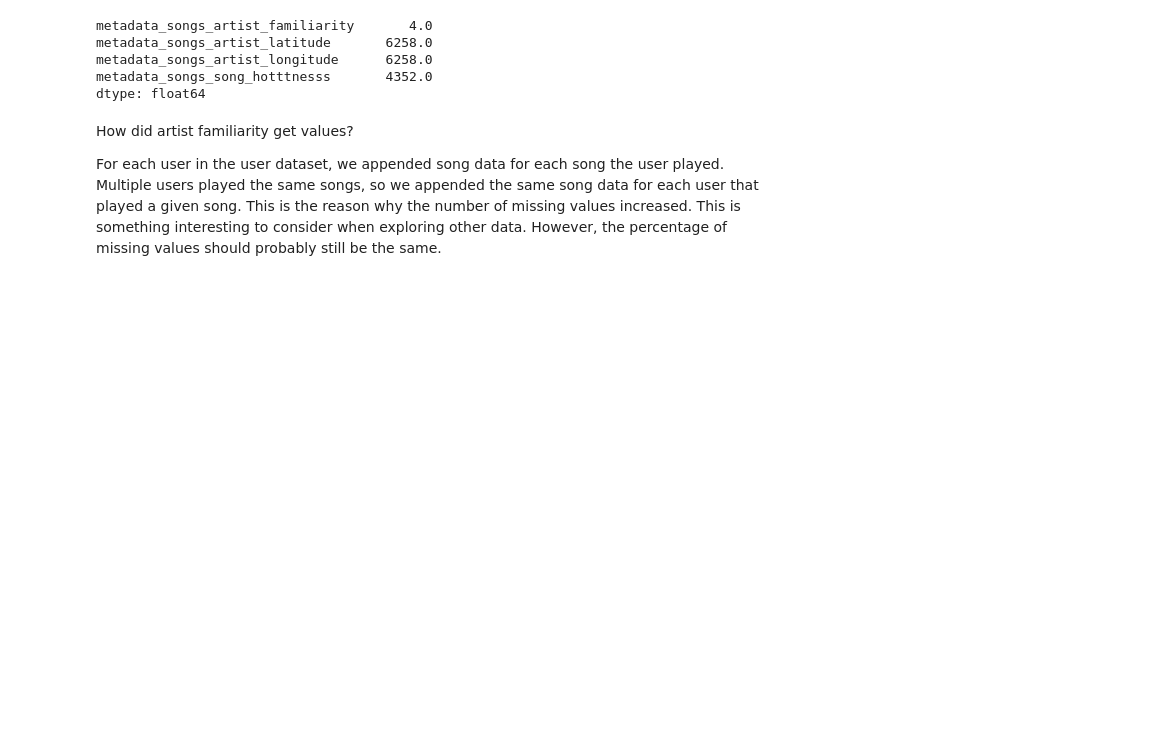
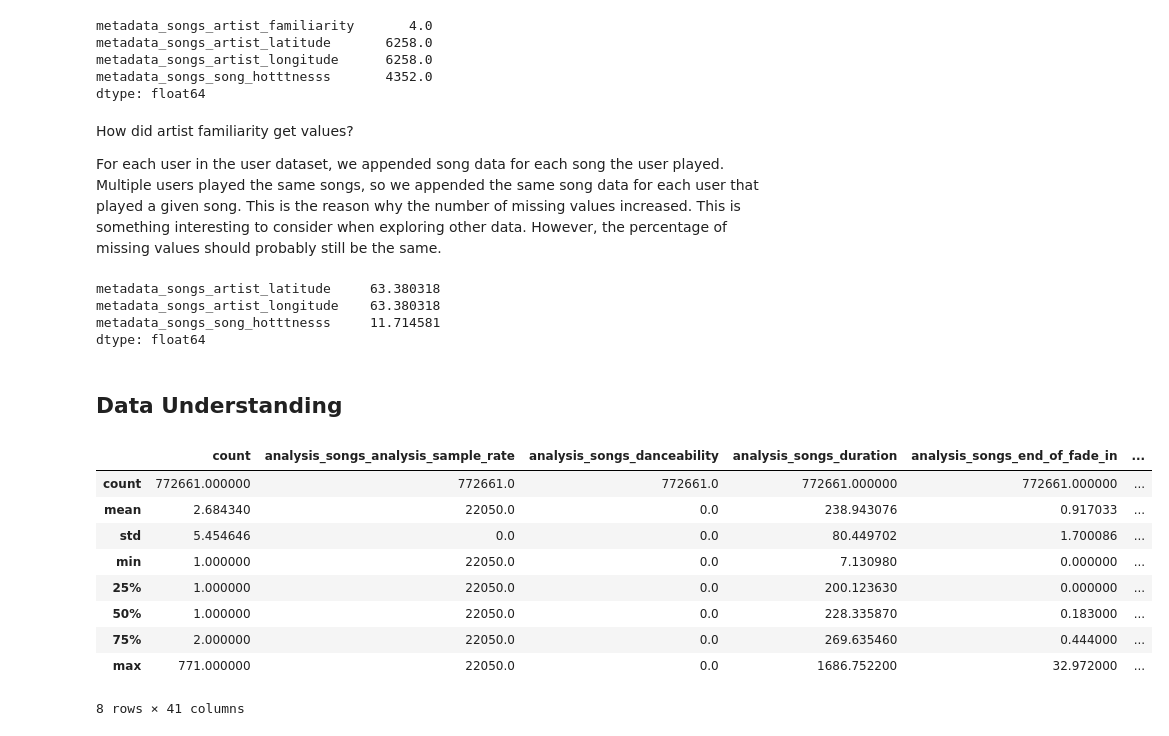
Before and after one commit to skhatri-28/Song-Recommendation-System-Project, a Jupyter notebook: notebooks/preprocessing.ipynb, the cells around one changed output. Saved outputs shown, nothing was run; the diff lists cells and outputs as text; code cells hidden in the pictures; blank space fills up the shorter version.

```diff
--- a/notebooks/preprocessing.ipynb
+++ b/notebooks/preprocessing.ipynb
@@ -31,3 +41,12 @@ dtype: float64
 How did artist familiarity get values?
 
 For each user in the user dataset, we appended song data for each song the user played. Multiple users played the same songs, so we appended the same song data for each user that played a given song. This is the reason why the number of missing values increased. This is something interesting to consider when exploring other data. However, the percentage of missing values should probably still be the same.
+# %%
+# Obtain percentage of missing values that are greater than 0
+percent_missing = (df.isnull().sum()/ len(df))*100
+print(percent_missing[percent_missing>0])
+# %% [output]
+metadata_songs_artist_latitude     63.380318
+metadata_songs_artist_longitude    63.380318
+metadata_songs_song_hotttnesss     11.714581
+dtype: float64
@@ -33,0 +56,15 @@ For each user in the user dataset, we appended song data for each song the user
+# %% [markdown]
+## Data Understanding
+# %%
+df_excl_missing_data.describe()
+# %% [output]
+|  | count | analysis_songs_analysis_sample_rate | analysis_songs_danceability | analysis_songs_duration | analysis_songs_end_of_fade_in | ... |
+| count | 772661.000000 | 772661.0 | 772661.0 | 772661.000000 | 772661.000000 | ... |
+| mean | 2.684340 | 22050.0 | 0.0 | 238.943076 | 0.917033 | ... |
+| std | 5.454646 | 0.0 | 0.0 | 80.449702 | 1.700086 | ... |
+| min | 1.000000 | 22050.0 | 0.0 | 7.130980 | 0.000000 | ... |
+| 25% | 1.000000 | 22050.0 | 0.0 | 200.123630 | 0.000000 | ... |
+| 50% | 1.000000 | 22050.0 | 0.0 | 228.335870 | 0.183000 | ... |
+| 75% | 2.000000 | 22050.0 | 0.0 | 269.635460 | 0.444000 | ... |
+| max | 771.000000 | 22050.0 | 0.0 | 1686.752200 | 32.972000 | ... |
+8 rows × 41 columns
```
Also changed, not shown: parts of 6 cells of this notebook.
